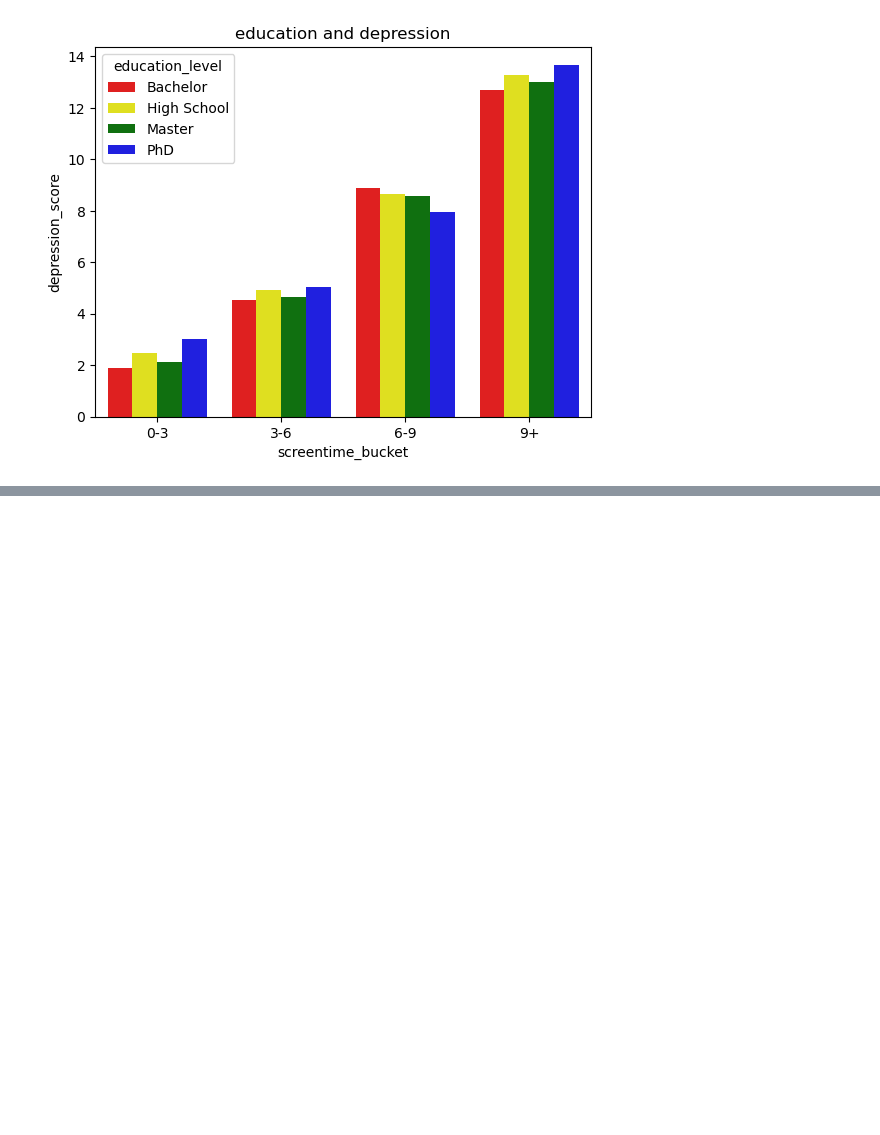
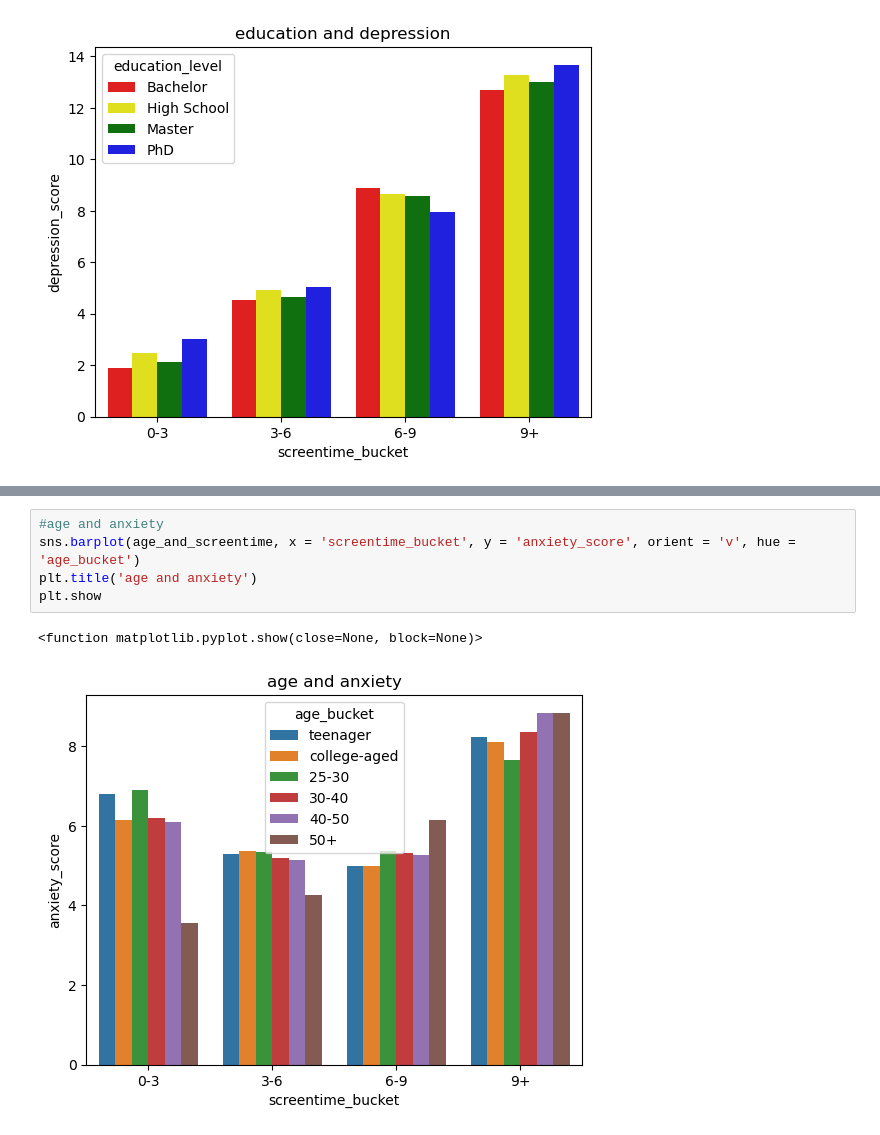
Before and after one commit to abbeygodfrey/insy6500-project, a Jupyter notebook: notebooks/data_cleanup.ipynb, the cells around one changed output, grey strips where cells are left out. Drawn from its saved outputs; the diff is of its cells as text; blank space fills up the shorter version.

```diff
--- a/notebooks/data_cleanup.ipynb
+++ b/notebooks/data_cleanup.ipynb
@@ -249,0 +258,8 @@ college-aged 0-3                     6.156930          2.116279      4.547166
+# %%
+#age and anxiety
+sns.barplot(age_and_screentime, x = 'screentime_bucket', y = 'anxiety_score', orient = 'v', hue = 'age_bucket')
+plt.title('age and anxiety')
+plt.show
+# %% [output]
+<function matplotlib.pyplot.show(close=None, block=None)>
+[figure, added]
```
Also changed, not shown: parts of 23 cells of this notebook, 1 other file.
